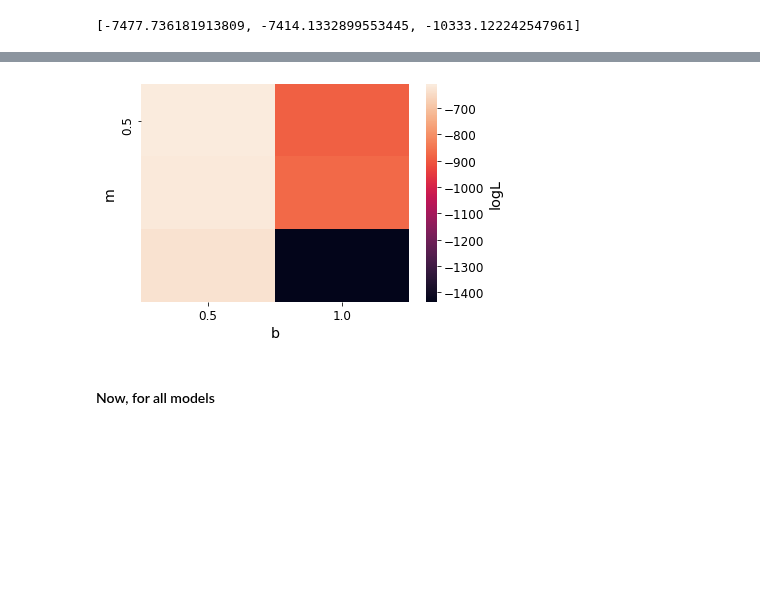
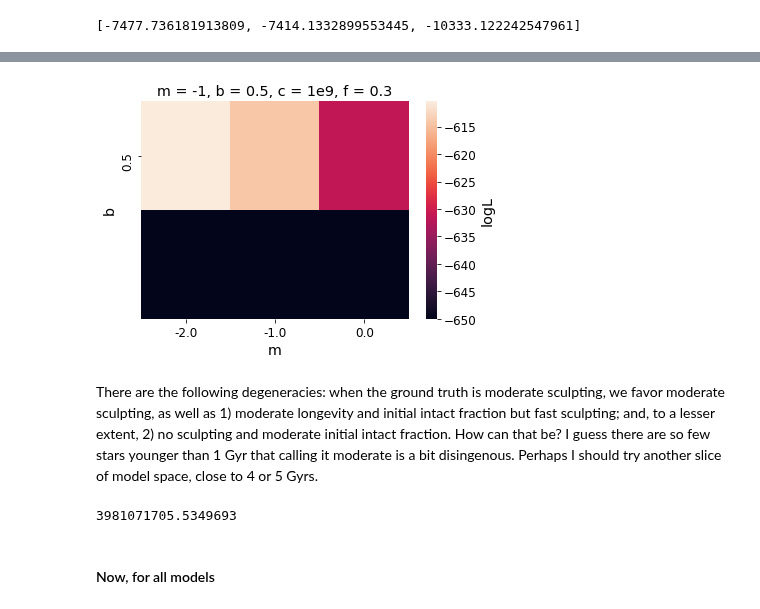
Before and after one commit to exoclam/mastrangelo, a Jupyter notebook: notebooks/analyze.ipynb, the cells around one changed output, grey strips where cells are left out. Cells and saved outputs as stored; diff of their text form; code cells hidden in the pictures; blank space fills up the shorter version.

```diff
--- a/notebooks/analyze.ipynb
+++ b/notebooks/analyze.ipynb
@@ -328,16 +338,23 @@ print(marginalized_logLs)
 # %%
-piv = model_logLs.loc[model_logLs.f == 0.3].groupby(['b','c','m']).mean('logL').reset_index().groupby(['m','b']).sum('logL').reset_index()
+piv = model_logLs.loc[model_logLs.f == 0.3].groupby(['m','b','c']).mean('logL').reset_index().groupby(['m','b']).sum('logL').reset_index()
 
-piv = piv.pivot("m","b","logL") # vs logged_normalized_likelihood
+piv = piv.pivot("b","m","logL") # vs logged_normalized_likelihood
 #print(np.nanmin(piv.values), np.nanmax(piv.values), np.nansum(piv.values), np.nansum(np.log(piv.values)), np.log(np.nansum(piv.values)))
 #print(np.log(np.nanmin(piv.values)), np.log(np.nanmax(piv.values)))
 
 fig, ax = plt.subplots()
-sns.heatmap(piv, yticklabels=model_logLs.b.unique().round(1), cbar_kws={'label': 'logL'})
+sns.heatmap(piv, yticklabels=model_logLs.b.unique().round(1), cbar_kws={'label': 'logL'}, vmin=-650)
 #sns.heatmap(piv, vmin=-455, vmax=-17.9)
 ax.set_yticks(ax.get_yticks()[::2]) # sample every other tick, for cleanness
+plt.title('m = -1, b = 0.5, c = 1e9, f = 0.3')
 plt.show()
 # %% [output]
-[figure, old version]
+[figure, new version]
+# %% [markdown]
+There are the following degeneracies: when the ground truth is moderate sculpting, we favor moderate sculpting, as well as 1) moderate longevity and initial intact fraction but fast sculpting; and, to a lesser extent, 2) no sculpting and moderate initial intact fraction. How can that be? I guess there are so few stars younger than 1 Gyr that calling it moderate is a bit disingenous. Perhaps I should try another slice of model space, close to 4 or 5 Gyrs.
+# %%
+np.logspace(8,10,11)[8]
+# %% [output]
+3981071705.5349693
 # %% [markdown]
 #### Now, for all models
```
Also changed, not shown: parts of 2 cells of this notebook, 2 other files.
